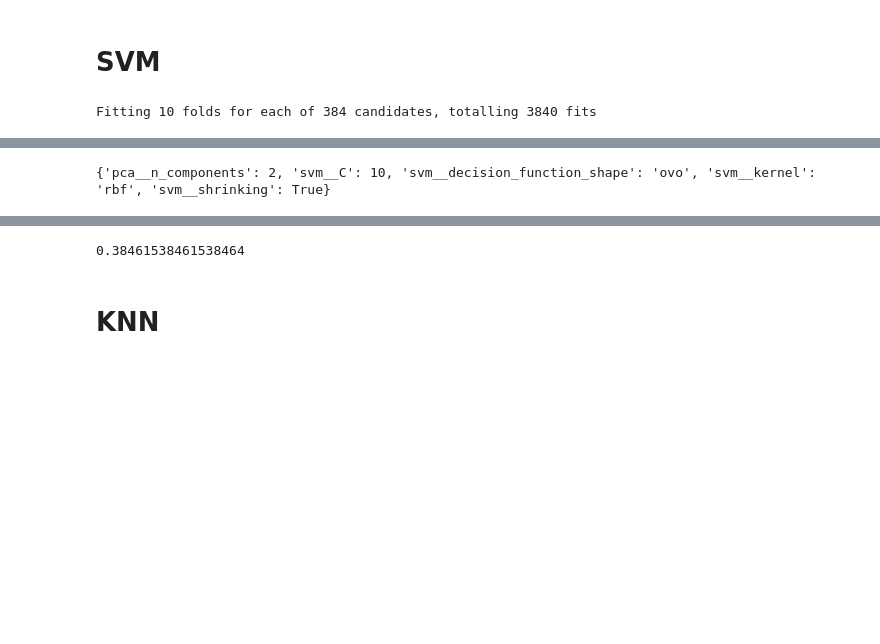
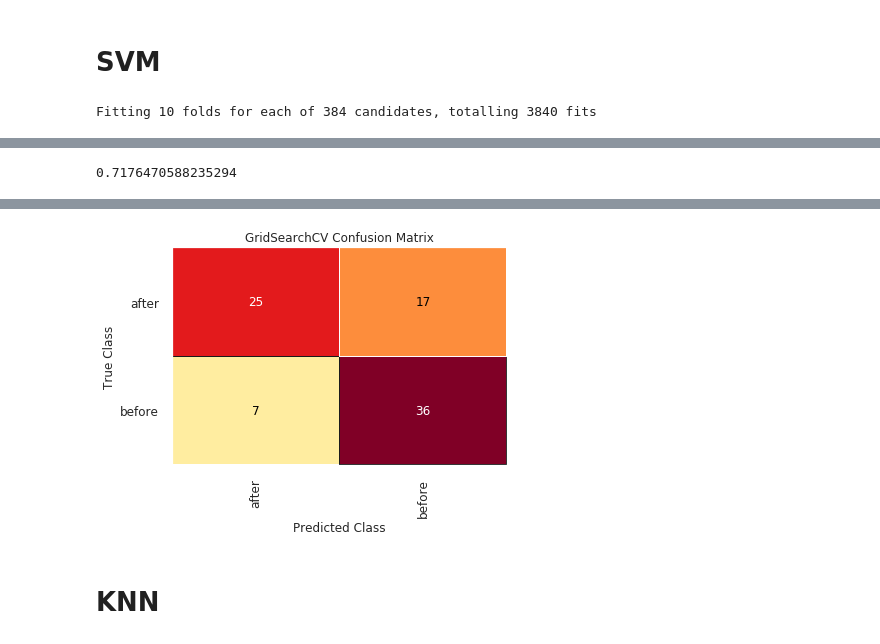
Before and after one commit to QED0711/wiki_learn, a Jupyter notebook: exploration/label_classifier.ipynb, the cells around one changed output, grey strips where cells are left out. Cells and saved outputs as stored; diff of their text form; code cells hidden in the pictures; blank space fills up the shorter version.

```diff
--- a/exploration/label_classifier.ipynb
+++ b/exploration/label_classifier.ipynb
@@ -194,13 +228,14 @@ params = {
     "svm__shrinking": [True, False]
 }
 
-gs_model = GridSearchCV(pipe, params, n_jobs=-1, cv=10, verbose=2)
+svc_model = GridSearchCV(pipe, params, n_jobs=-1, cv=10, verbose=2)
 
-gs_model.fit(X_train, y_train)
+cm = ConfusionMatrix(svc_model, classes=["after", "before"])
+cm.fit(X_train, y_train)
 
-print(gs_model.best_params_)
+print(cm.score(X_test, y_test))
 
-gs_model.score(X_test, y_test)
+cm.poof()
 # %% [output]
 Fitting 10 folds for each of 384 candidates, totalling 3840 fits
 [Parallel(n_jobs=-1)]: Using backend LokyBackend with 8 concurrent workers.
@@ -209 +244 @@ Fitting 10 folds for each of 384 candidates, totalling 3840 fits
-{'pca__n_components': 2, 'svm__C': 10, 'svm__decision_function_shape': 'ovo', 'svm__kernel': 'rbf', 'svm__shrinking': True}
+0.7176470588235294
@@ -211,4 +246,4 @@ Fitting 10 folds for each of 384 candidates, totalling 3840 fits
-0.38461538461538464
+[figure, added]
 # %% [markdown]
 # KNN
 # %%
```
Also changed, not shown: parts of 8 cells of this notebook, 5 other files.
